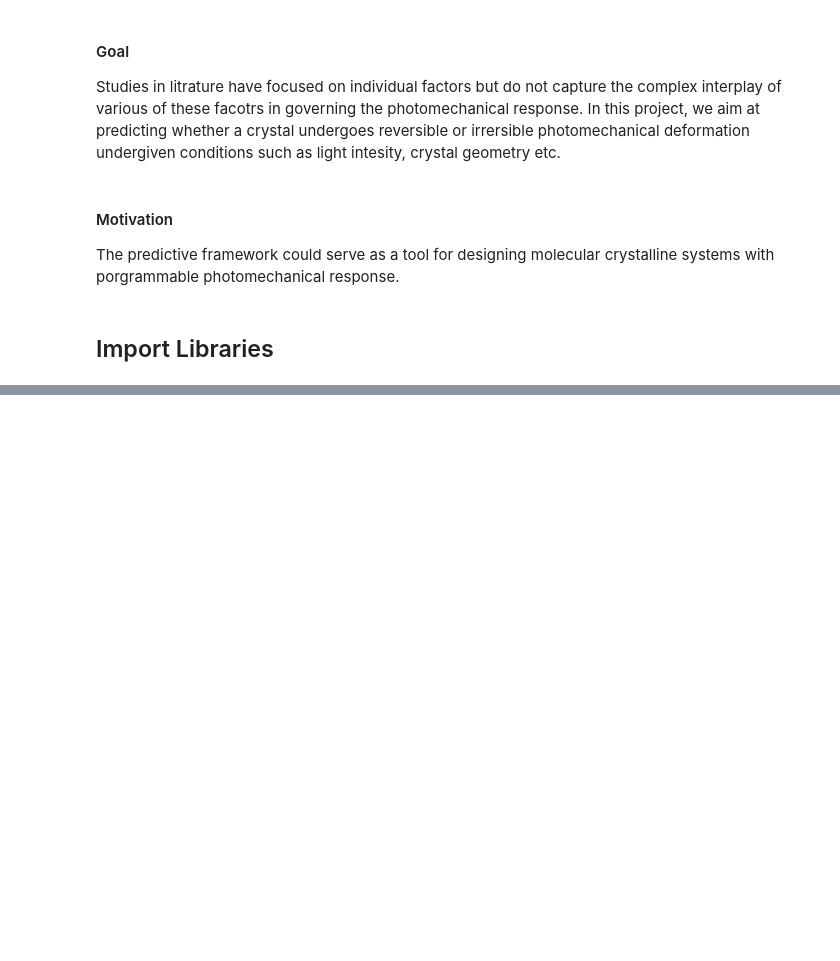
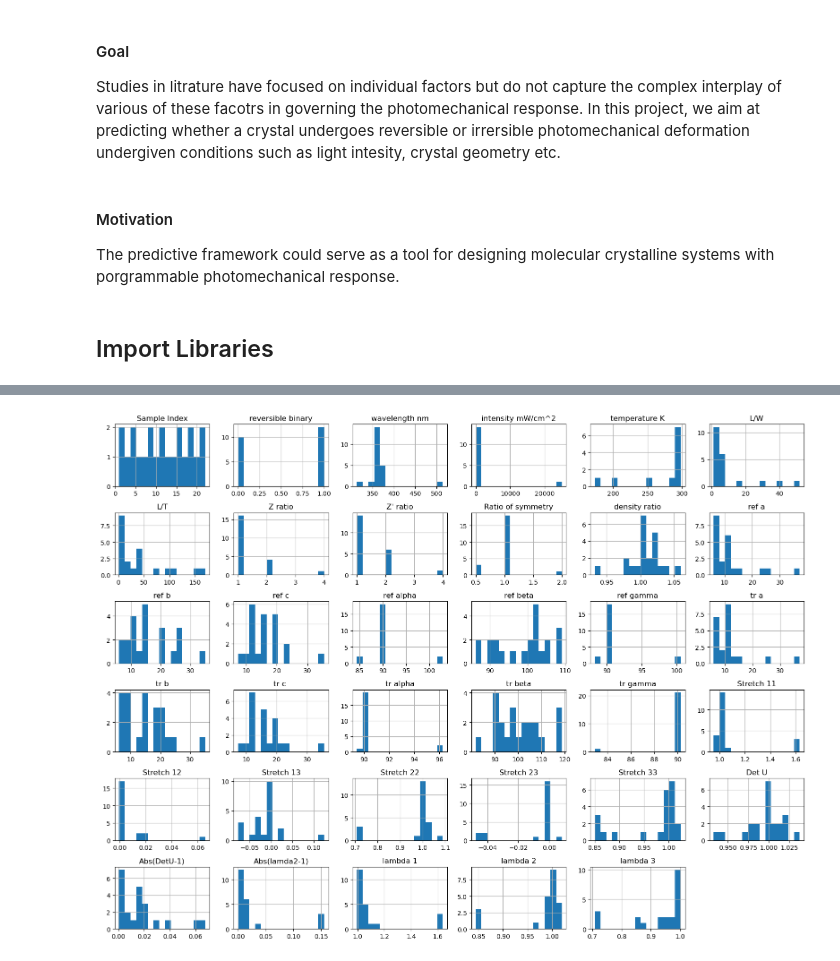
Before and after one commit to devesh-tiwari/ml4ms-finalproject, a Jupyter notebook: devesh-maya-final-project.ipynb, the cells around one changed output, grey strips where cells are left out. Drawn from its saved outputs; the diff is of its cells as text; code cells hidden in the pictures; blank space fills up the shorter version.

```diff
--- a/devesh-maya-final-project.ipynb
+++ b/devesh-maya-final-project.ipynb
@@ -22,0 +169,5 @@ import numpy as np
+# %%
+# Number of features with numerical data, for the remaining categorical data we can use one-hot-enconding
+numeric_cols = data.select_dtypes(include=np.number).columns
+print(f"No of features with numerical values: {len(numeric_cols)}")
+print(numeric_cols)
@@ -22,0 +184,11 @@ import numpy as np
+# %%
+# understand the distribution of the range of feature data
+data[numeric_cols].hist(
+    figsize=(16,12),
+    bins=15
+)
+
+plt.tight_layout()
+plt.show()
+# %% [output]
+[figure, added]
```
Also changed, not shown: parts of 33 cells of this notebook.
